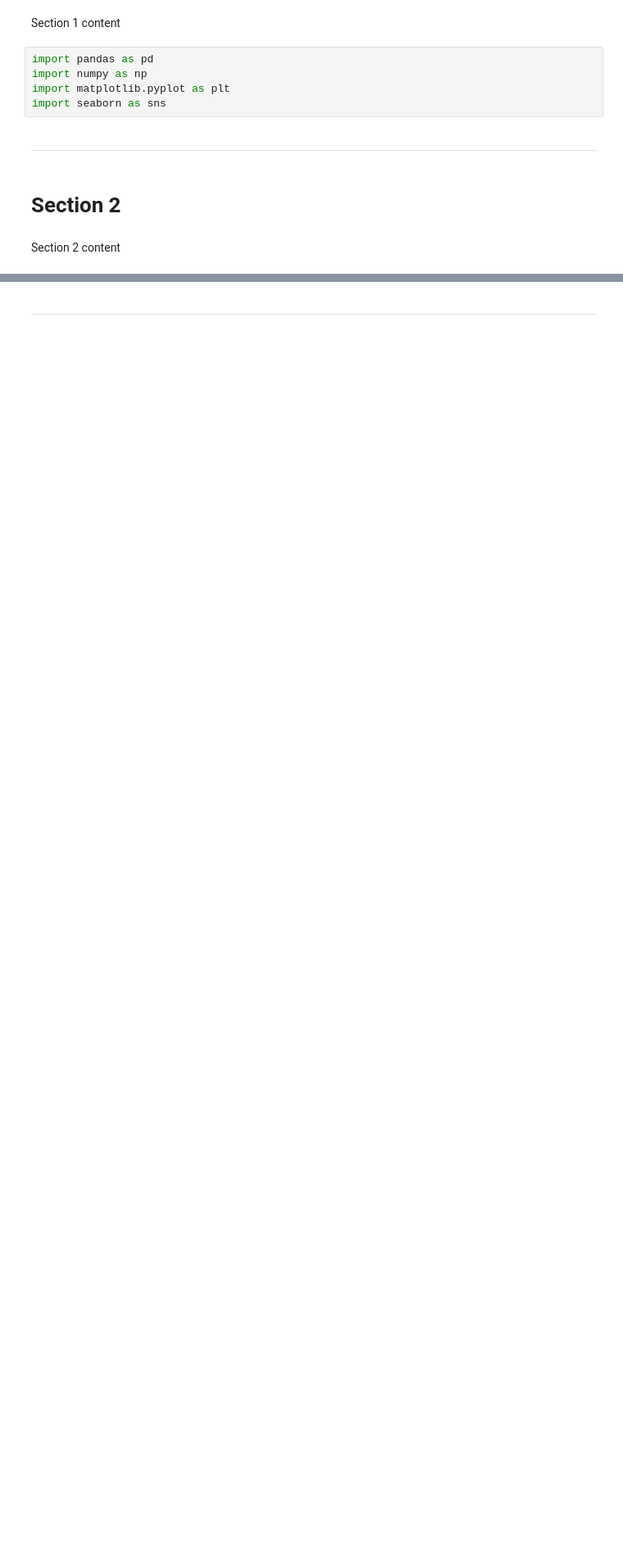
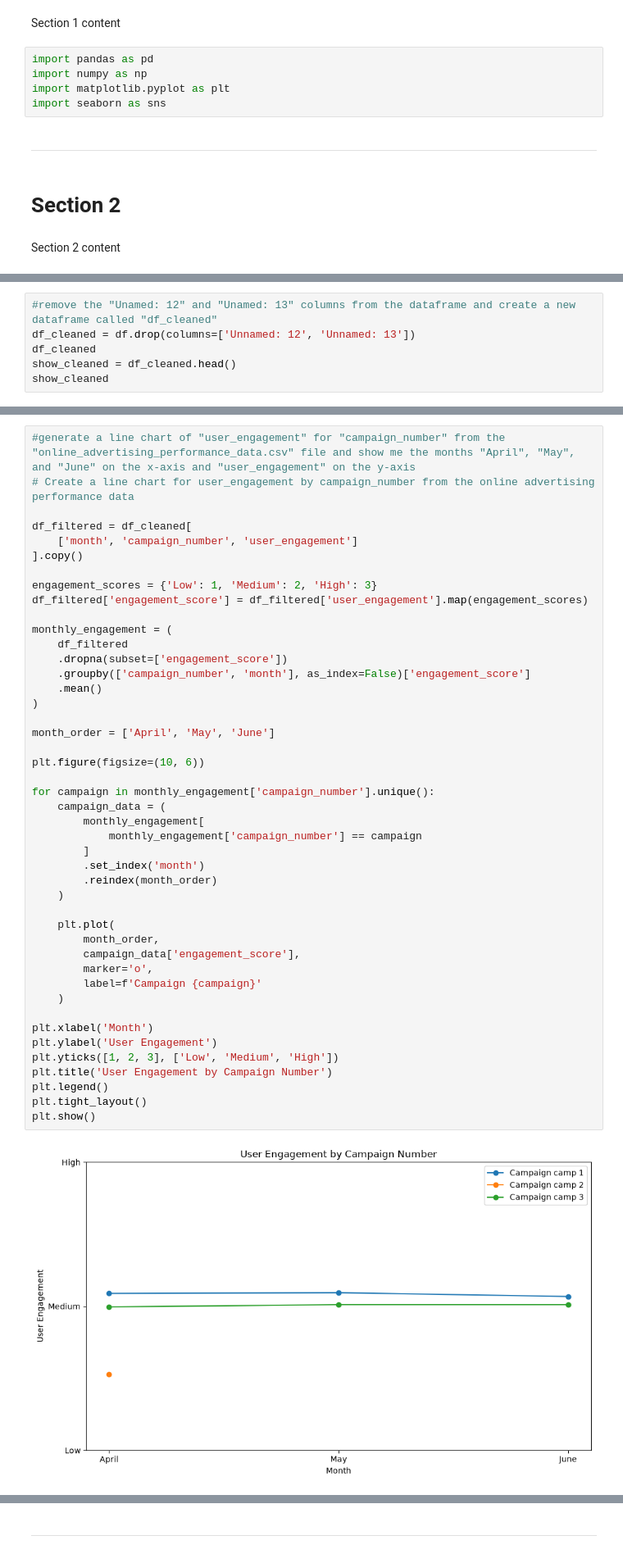
Before and after one commit to Oliver-code26/Unit1_Resub_Digital_Marketing, a Jupyter notebook: jupyter_notebooks/Notebook.ipynb, the cells around one changed output, grey strips where cells are left out. Shown at 82% size. Drawn from its saved outputs; the diff is of its cells as text; blank space fills up the shorter version.

```diff
--- a/jupyter_notebooks/Notebook.ipynb
+++ b/jupyter_notebooks/Notebook.ipynb
@@ -59,0 +95,6 @@ Section 2 content
+# %%
+#remove the "Unamed: 12" and "Unamed: 13" columns from the dataframe and create a new dataframe called "df_cleaned"
+df_cleaned = df.drop(columns=['Unnamed: 12', 'Unnamed: 13'])
+df_cleaned
+show_cleaned = df_cleaned.head()
+show_cleaned
@@ -59,0 +148,47 @@ Section 2 content
+# %%
+#generate a line chart of "user_engagement" for "campaign_number" from the "online_advertising_performance_data.csv" file and show me the months "April", "May", and "June" on the x-axis and "user_engagement" on the y-axis
+# Create a line chart for user_engagement by campaign_number from the online advertising performance data
+
+df_filtered = df_cleaned[
+    ['month', 'campaign_number', 'user_engagement']
+].copy()
+
+engagement_scores = {'Low': 1, 'Medium': 2, 'High': 3}
+df_filtered['engagement_score'] = df_filtered['user_engagement'].map(engagement_scores)
+
+monthly_engagement = (
+    df_filtered
+    .dropna(subset=['engagement_score'])
+    .groupby(['campaign_number', 'month'], as_index=False)['engagement_score']
+    .mean()
+)
+
+month_order = ['April', 'May', 'June']
+
+plt.figure(figsize=(10, 6))
+
+for campaign in monthly_engagement['campaign_number'].unique():
+    campaign_data = (
+        monthly_engagement[
+            monthly_engagement['campaign_number'] == campaign
+        ]
+        .set_index('month')
+        .reindex(month_order)
+    )
+
+    plt.plot(
+        month_order,
+        campaign_data['engagement_score'],
+        marker='o',
+        label=f'Campaign {campaign}'
+    )
+
+plt.xlabel('Month')
+plt.ylabel('User Engagement')
+plt.yticks([1, 2, 3], ['Low', 'Medium', 'High'])
+plt.title('User Engagement by Campaign Number')
+plt.legend()
+plt.tight_layout()
+plt.show()
+# %% [output]
+[figure, added]
```
Also changed, not shown: parts of 23 cells of this notebook, 2 other files.
